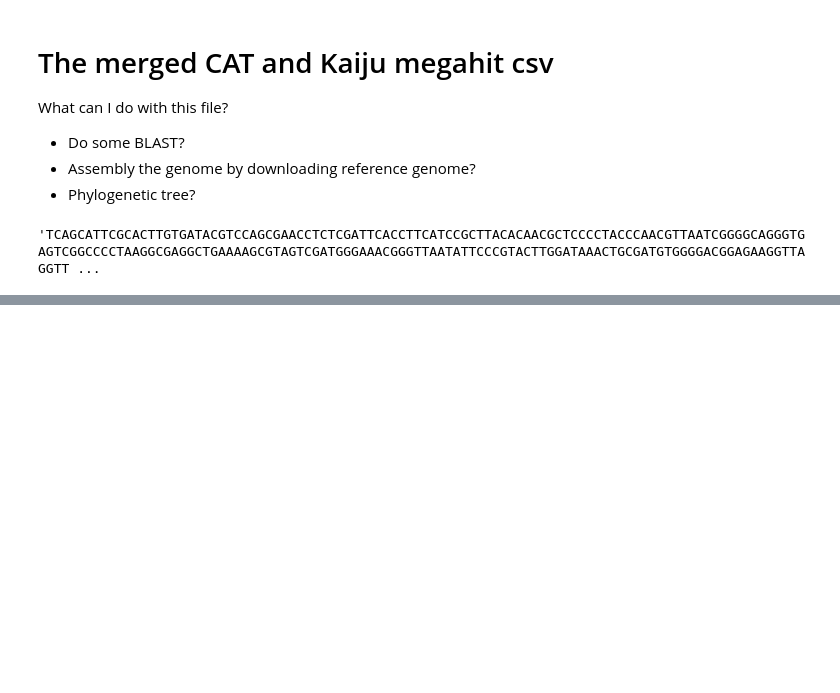
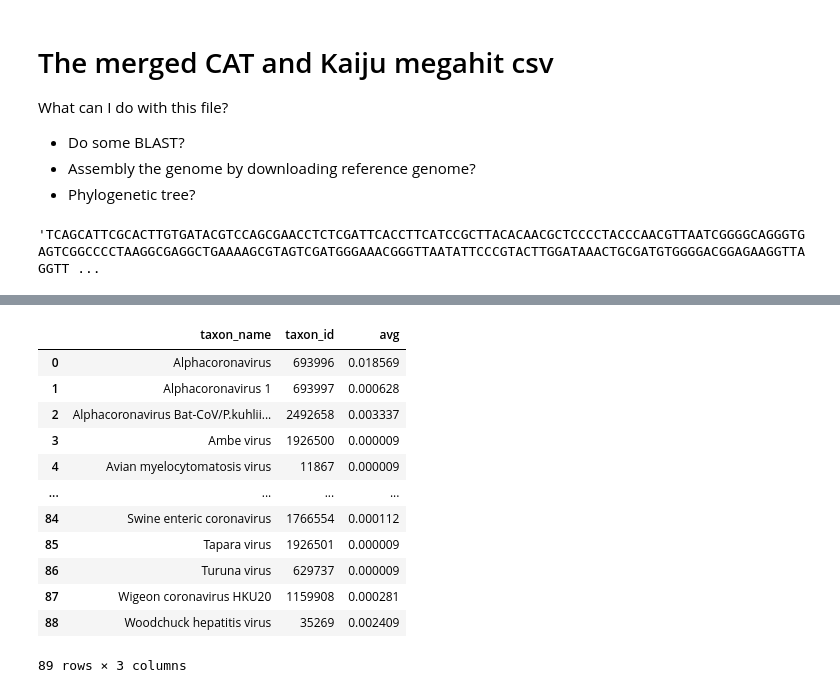
Before and after one commit to willros/virusHanter, a Jupyter notebook: notebooks/data-wrangling-clean.ipynb, the cells around one changed output, grey strips where cells are left out. Saved outputs shown, nothing was run; the diff lists cells and outputs as text; code cells hidden in the pictures; blank space fills up the shorter version.

```diff
--- a/notebooks/data-wrangling-clean.ipynb
+++ b/notebooks/data-wrangling-clean.ipynb
@@ -366,0 +405,20 @@ df.loc[lambda x: x.name == "k79_0"].sequence.squeeze()
+# %%
+summarized = (df
+ .groupby(["taxon_name", "taxon_id"])
+ .agg(avg=("percent", np.mean))
+ .reset_index()
+)
+# %% [output]
+|  | taxon_name | taxon_id | avg |
+| 0 | Alphacoronavirus | 693996 | 0.018569 |
+| 1 | Alphacoronavirus 1 | 693997 | 0.000628 |
+| 2 | Alphacoronavirus Bat-CoV/P.kuhlii... | 2492658 | 0.003337 |
+| 3 | Ambe virus | 1926500 | 0.000009 |
+| 4 | Avian myelocytomatosis virus | 11867 | 0.000009 |
+| ... | ... | ... | ... |
+| 84 | Swine enteric coronavirus | 1766554 | 0.000112 |
+| 85 | Tapara virus | 1926501 | 0.000009 |
+| 86 | Turuna virus | 629737 | 0.000009 |
+| 87 | Wigeon coronavirus HKU20 | 1159908 | 0.000281 |
+| 88 | Woodchuck hepatitis virus | 35269 | 0.002409 |
+89 rows × 3 columns
```
Also changed, not shown: parts of 8 cells of this notebook.
